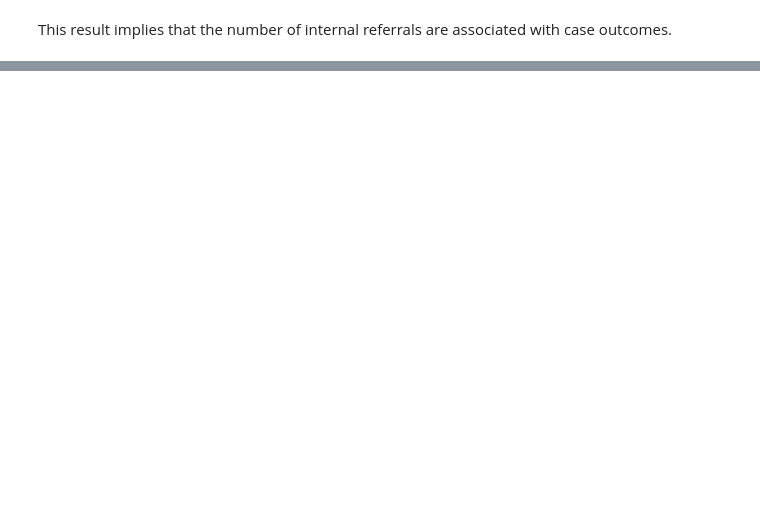
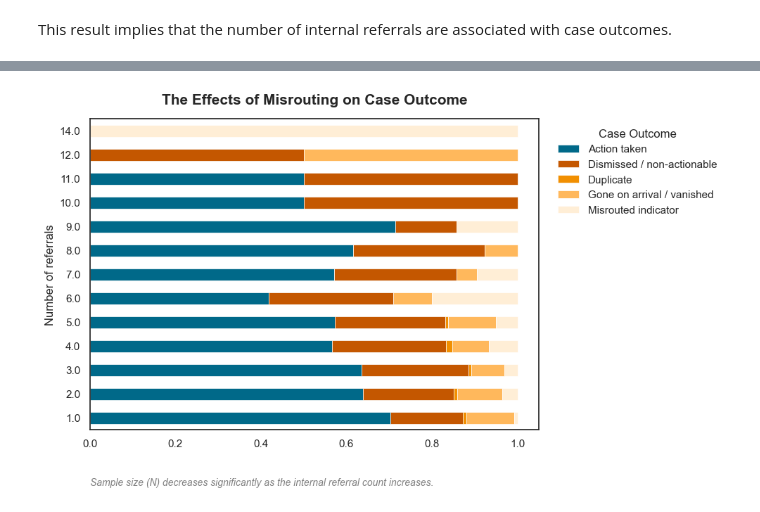
Before and after one commit to cedjj/Get-It-Done, a Jupyter notebook: notebooks/referrals-data-eda.ipynb, the cells around one changed output, grey strips where cells are left out. Saved outputs shown, nothing was run; the diff lists cells and outputs as text; code cells hidden in the pictures; blank space fills up the shorter version.

```diff
--- a/notebooks/referrals-data-eda.ipynb
+++ b/notebooks/referrals-data-eda.ipynb
@@ -342,0 +405,25 @@ This result implies that the number of internal referrals are associated with ca
+# %%
+outcome_palette = {
+    'Action taken': '#006989',
+    'Gone on arrival / vanished': '#C45700',
+    'Duplicate': '#F18F01',
+    'Misrouted indicator': '#FFB85C',
+    'Dismissed / non-actionable': '#FFEED6'
+}
+
+reason_map = {reason: keys for keys, vals in CODEBOOK.items() for reason in vals}
+df['case_outcome'] = df['case_reason'].map(reason_map)
+# %%
+data2 = df[(df['internal_case_referral_flag'] == 1.) & (df['internal_referral_count'].notna()) & (df['internal_referral_count'] > 0)]
+# %%
+plot_data3 = data2.groupby('internal_referral_count')['case_outcome'].value_counts(normalize=True).unstack()
+fig, ax = plt.subplots(figsize=(10, 6))
+plot_data3.plot(kind='barh', stacked=True, ax=ax, linewidth=0.5, color=[outcome_palette[c] for c in outcome_palette])
+ax.text(0, -0.18, 'Sample size (N) decreases significantly as the internal referral count increases.', transform=ax.transAxes, fontsize=10, style='italic', color='gray')
+ax.set_title('The Effects of Misrouting on Case Outcome', pad=15, fontweight='bold', fontsize=15)
+ax.set_ylabel('Number of referrals')
+plt.legend(title='Case Outcome', bbox_to_anchor=(1.02, 1), frameon=False, loc='upper left')
+plt.tight_layout()
+plt.show()
+# %% [output]
+[figure, added]
```
Also changed, not shown: parts of 39 cells of this notebook.
